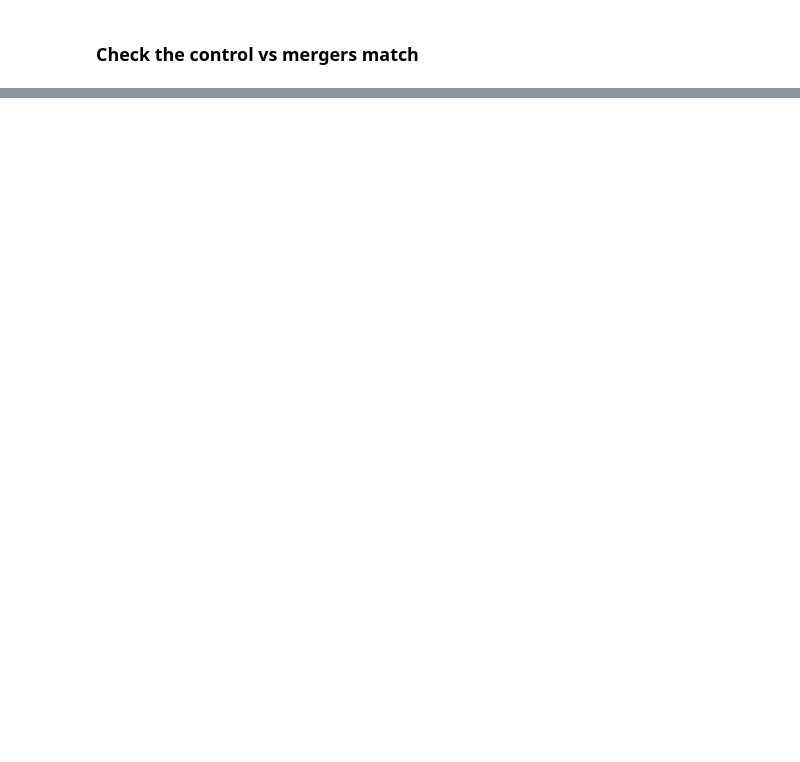
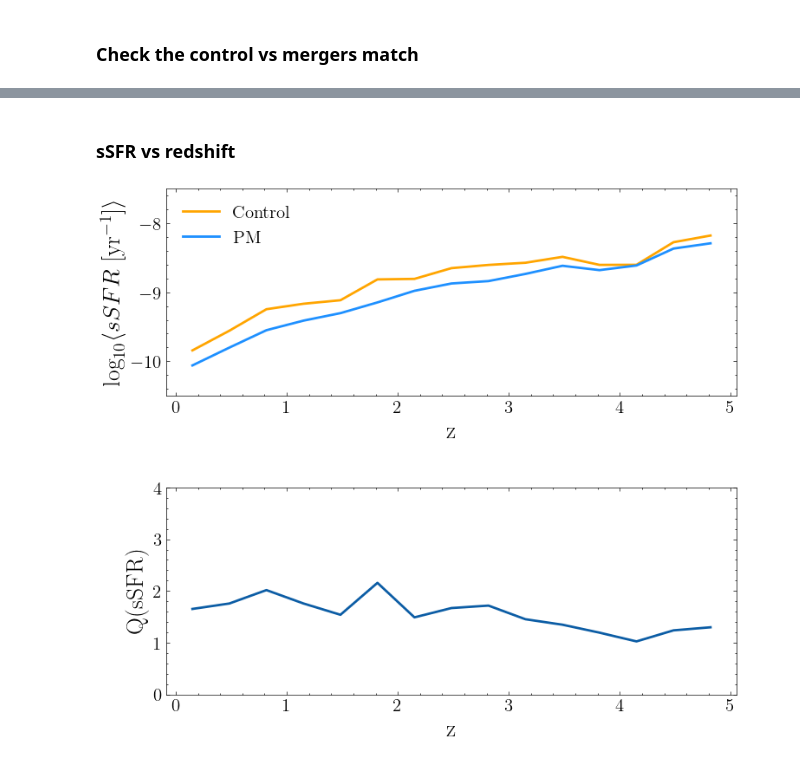
Before and after one commit to pranav-satheesh/host_galaxies, a Jupyter notebook: notebooks/control_samples_analysis.ipynb, the cells around one changed output, grey strips where cells are left out. Saved outputs shown, nothing was run; the diff lists cells and outputs as text; code cells hidden in the pictures; blank space fills up the shorter version.

```diff
--- a/notebooks/control_samples_analysis.ipynb
+++ b/notebooks/control_samples_analysis.ipynb
@@ -420,0 +83,12 @@ np.median(pop_fgas)
+# %% [markdown]
+### sSFR vs redshift
+# %%
+controlpop.set_plot_style(linewidth=2,labelsize=20,ticksize=15,legendsize=15)
+fig,axes = controlpop.plot_sSFR_evolution()
+fig.set_size_inches(8,7)
+axes[0].set_ylim(-10.5,-7.5)
+axes[0].set_ylabel(r'$\log_{10}\langle sSFR \; [\mathrm{yr}^{-1}]\rangle$')
+figure_loc = '../figures/sSFR_z_evolution_merger_vs_control.pdf'
+fig.savefig(figure_loc)
+# %% [output]
+[figure, added]
```
Also changed, not shown: parts of 45 cells of this notebook, 5 other files.
